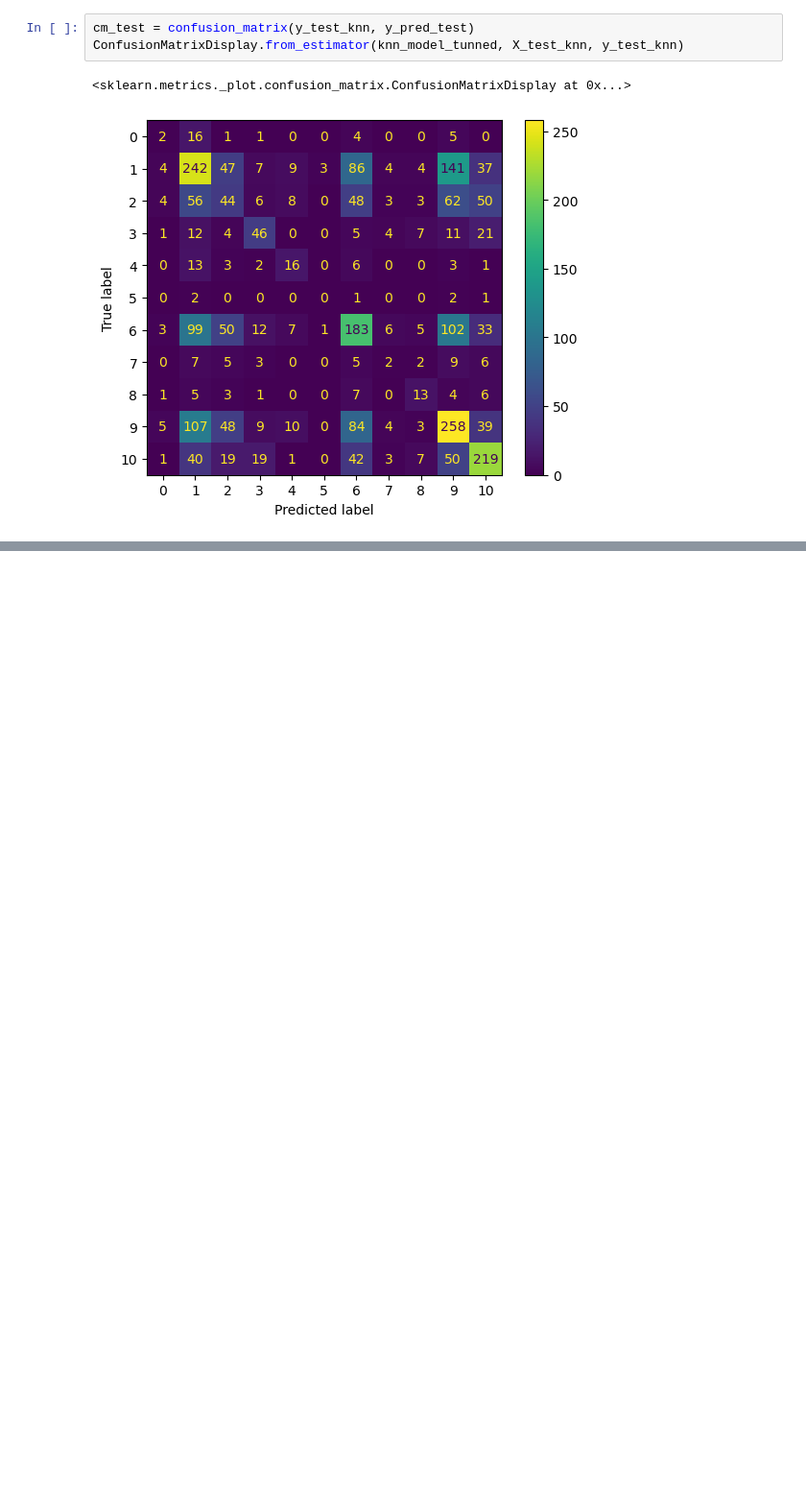
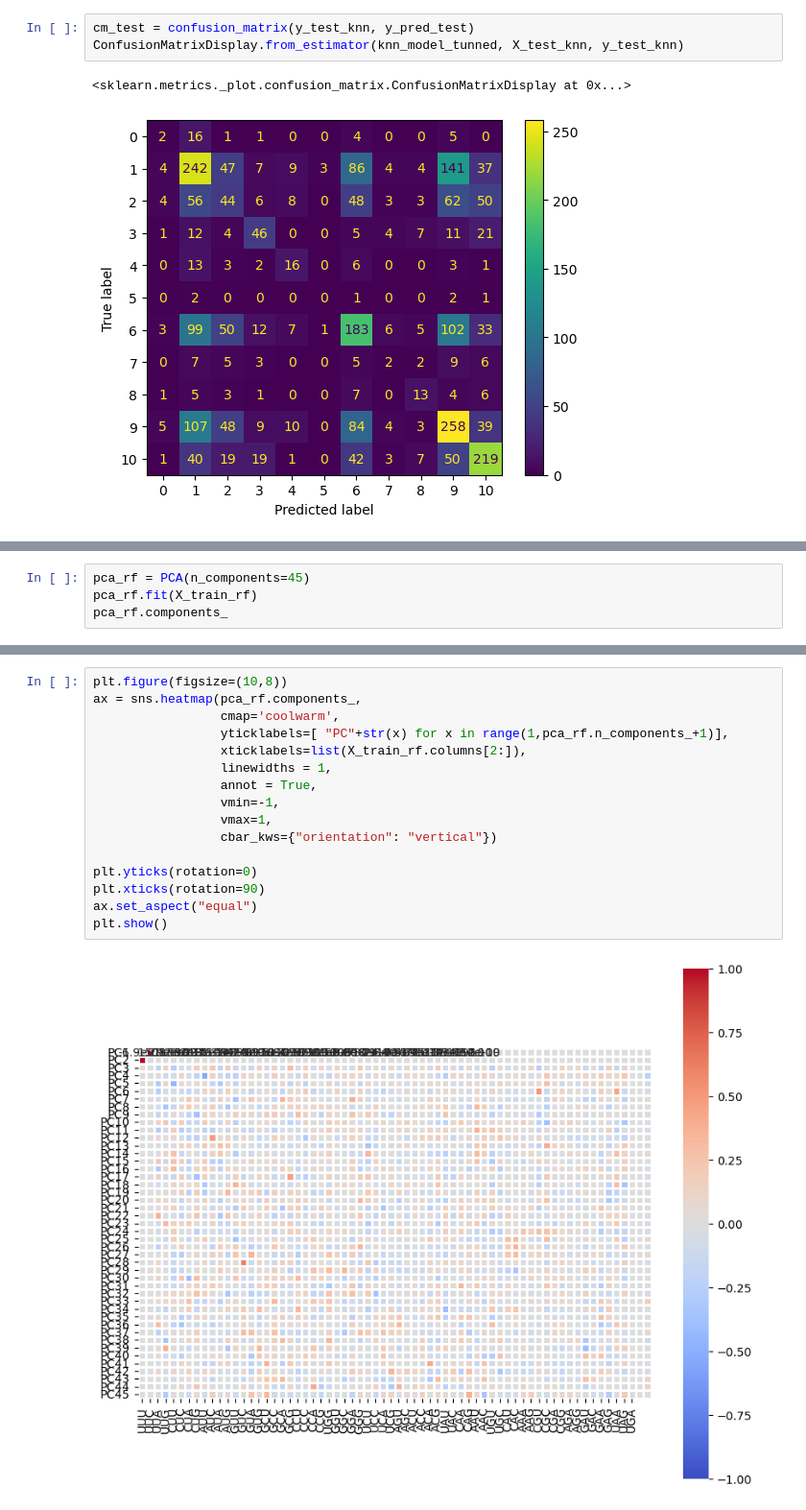
Before and after one commit to PierPompilii/Codon-Kingdom-Classifier, a Jupyter notebook: notebooks/04-modelling.ipynb, the cells around one changed output, grey strips where cells are left out. Shown at 96% size. Drawn from its saved outputs; the diff is of its cells as text; blank space fills up the shorter version.

```diff
--- a/notebooks/04-modelling.ipynb
+++ b/notebooks/04-modelling.ipynb
@@ -366,0 +489,4 @@ ConfusionMatrixDisplay.from_estimator(knn_model_tunned, X_test_knn, y_test_knn)
+# %%
+pca_rf = PCA(n_components=45)
+pca_rf.fit(X_train_rf)
+pca_rf.components_
@@ -366,0 +507,18 @@ ConfusionMatrixDisplay.from_estimator(knn_model_tunned, X_test_knn, y_test_knn)
+# %%
+plt.figure(figsize=(10,8))
+ax = sns.heatmap(pca_rf.components_,
+                 cmap='coolwarm',
+                 yticklabels=[ "PC"+str(x) for x in range(1,pca_rf.n_components_+1)],
+                 xticklabels=list(X_train_rf.columns[2:]),
+                 linewidths = 1,
+                 annot = True,
+                 vmin=-1,
+                 vmax=1,
+                 cbar_kws={"orientation": "vertical"})
+
+plt.yticks(rotation=0)
+plt.xticks(rotation=90)
+ax.set_aspect("equal")
+plt.show()
+# %% [output]
+[figure, added]
```
Also changed, not shown: parts of 26 cells of this notebook, 1 other file.
